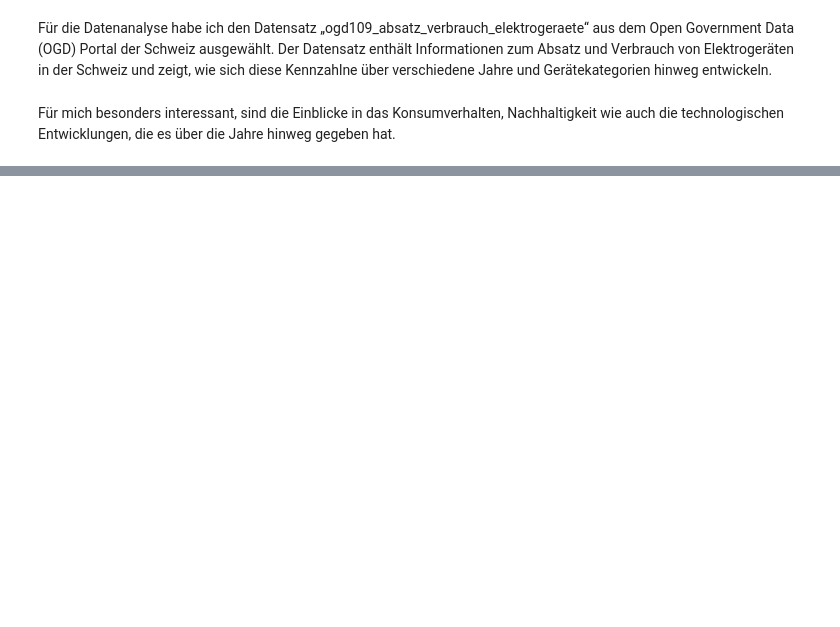
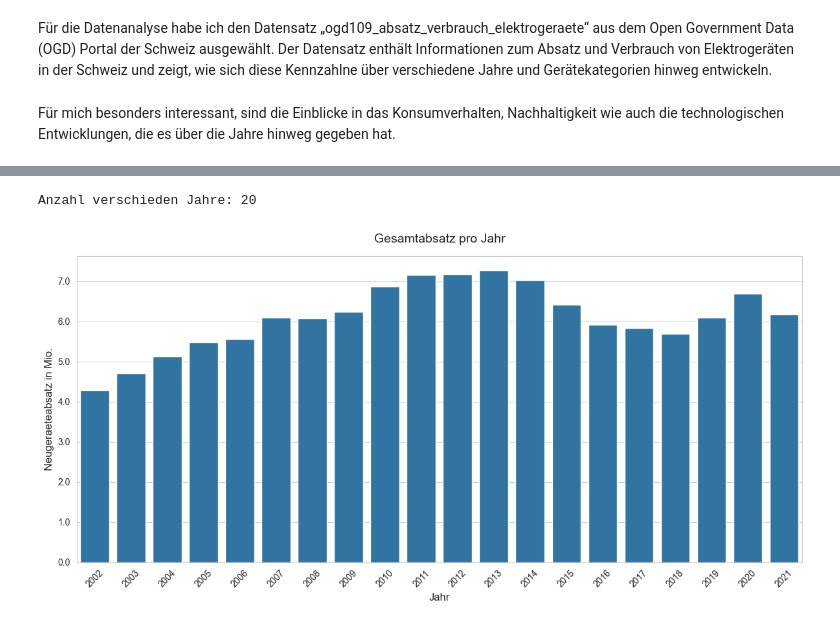
Before and after one commit to macnch33s3/DAANA, a Jupyter notebook: own_case/Fallstudie_Verbrauch_Elektrogeraete.ipynb, the cells around one changed output, grey strips where cells are left out. Saved outputs shown, nothing was run; the diff lists cells and outputs as text; code cells hidden in the pictures; blank space fills up the shorter version.

Commit message:
started plotting

```diff
--- a/own_case/Fallstudie_Verbrauch_Elektrogeraete.ipynb
+++ b/own_case/Fallstudie_Verbrauch_Elektrogeraete.ipynb
@@ -13,0 +21,11 @@ Für mich besonders interessant, sind die Einblicke in das Konsumverhalten, Nach
+# %%
+# Datenset als grt hineinladen
+grt = pd.read_csv('C:\\Users\\marck\\Documents\\_OST\\DAANA\\DAANA\\own_case\\ogd109_absatz_verbrauch_elektrogeraete.csv').dropna()
+display(grt.head())
+
+print('Überpüfe den Datensatz auf fehlende Werte')
+print(grt.isnull().sum())
+print()
+print('Anzahl der NA-Werte im Datensatz')
+print(grt.isnull().sum().sum())
+print()
@@ -13,0 +51,34 @@ Für mich besonders interessant, sind die Einblicke in das Konsumverhalten, Nach
+# %%
+# Anzahl der verschiedenen Jahre im Datensatz
+n_years = grt["Jahr"].nunique()
+
+print(f'Anzahl verschieden Jahre: {n_years}')
+# print('Jahre im Datensatz:', years)
+print()
+
+# Plot
+sns.set_style("whitegrid")
+
+plt.figure(figsize=(12, 6))
+sns.barplot(
+    data=grt,
+    x='Jahr',
+    y='Neugeraeteabsatz_Stk',
+    estimator=sum,
+    errorbar=None) # confidence intervall
+
+# customize plot
+plt.title('Gesamtabsatz pro Jahr', fontsize=14, pad=15)
+plt.xlabel('Jahr', fontsize=12)
+plt.ylabel('Neugeraeteabsatz in Mio.', fontsize=12)
+plt.xticks(rotation=45)
+
+def millions_formatter(x, pos):
+    return f'{x/1000000:.1f}'
+plt.gca().yaxis.set_major_formatter(plt.FuncFormatter(millions_formatter))
+
+plt.tight_layout()
+plt.show()
+# %% [output]
+Anzahl verschieden Jahre: 20
+[figure, added]
```
Also changed, not shown: parts of 4 cells of this notebook, 3 other files.
